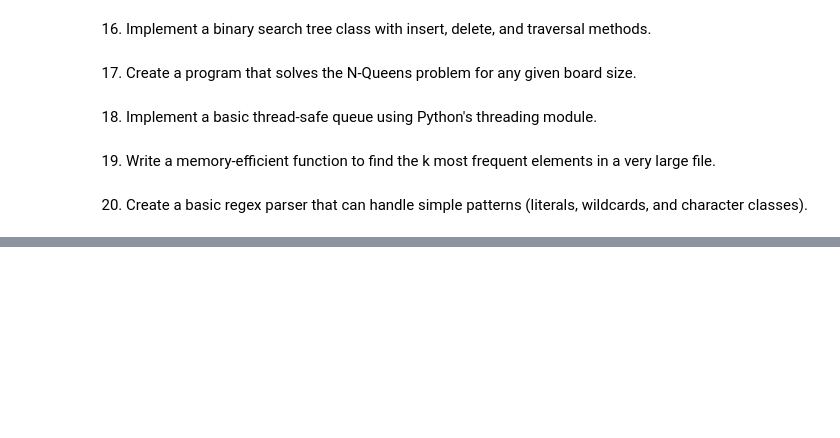
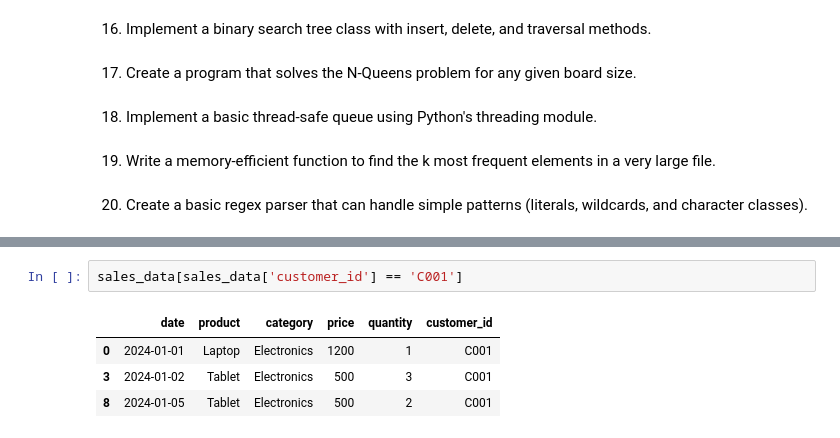
Before and after one commit to RayirthSoni/EDA-Practise, a Jupyter notebook: Code/python-questions-cldai.ipynb, the cells around one changed output, grey strips where cells are left out. Saved outputs shown, nothing was run; the diff lists cells and outputs as text; blank space fills up the shorter version.

```diff
--- a/Code/python-questions-cldai.ipynb
+++ b/Code/python-questions-cldai.ipynb
@@ -86,0 +265,7 @@ reverse_string("Hello")
+# %%
+sales_data[sales_data['customer_id'] == 'C001']
+# %% [output]
+|  | date | product | category | price | quantity | customer_id |
+| 0 | 2024-01-01 | Laptop | Electronics | 1200 | 1 | C001 |
+| 3 | 2024-01-02 | Tablet | Electronics | 500 | 3 | C001 |
+| 8 | 2024-01-05 | Tablet | Electronics | 500 | 2 | C001 |
```
Also changed, not shown: parts of 27 cells of this notebook, 1 other file.
